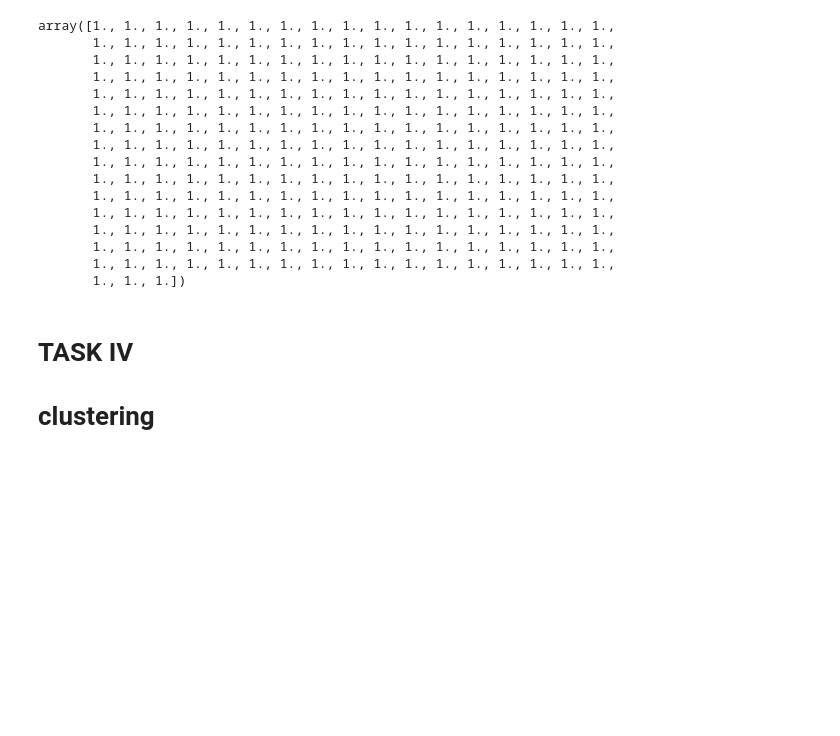
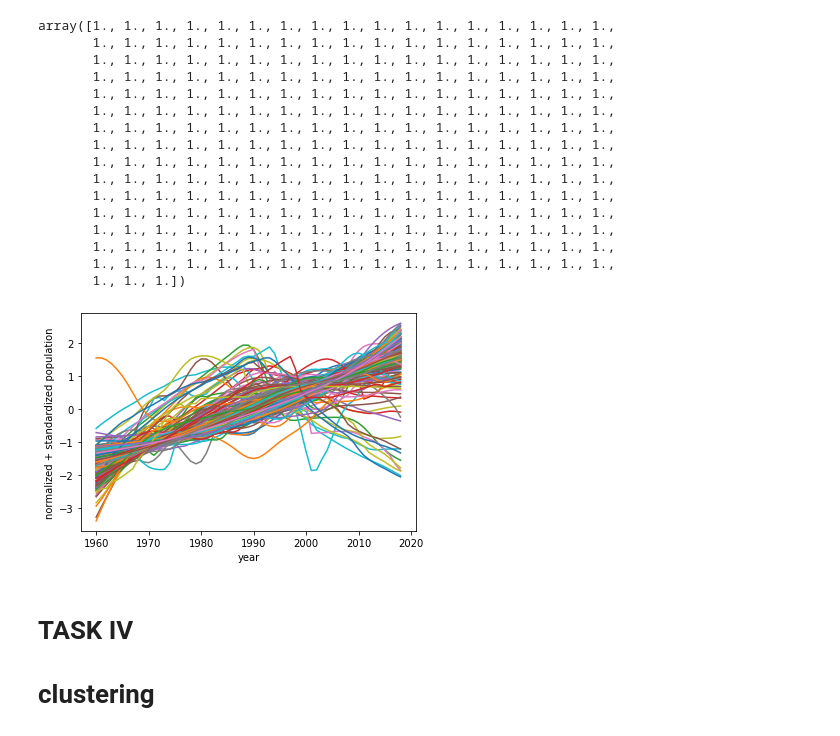
Before and after one commit to narayan-paudel/DSPS_EPAUDEL, a Jupyter notebook: HW11_epaudel/time_series_clustering.ipynb, the cells around one changed output. Drawn from its saved outputs; the diff is of its cells as text; code cells hidden in the pictures; blank space fills up the shorter version.

```diff
--- a/HW11_epaudel/time_series_clustering.ipynb
+++ b/HW11_epaudel/time_series_clustering.ipynb
@@ -124,7 +122,7 @@ ax.set_ylabel("population");
 These are time series so *they cannot be whitened*
 They should be scaled along the observation axis instead
 # %%
-X = ...
+X = preprocessing.scale(datain, axis=1)
 X.mean(axis=1).shape, X.mean(axis=1)
 # %% [output]
 ((258,),
@@ -165,12 +163,14 @@ array([1., 1., 1., 1., 1., 1., 1., 1., 1., 1., 1., 1., 1., 1., 1., 1., 1.,
        1., 1., 1.])
 # %%
 pl.figure()
-pl.plot(...);
+pl.plot(X.T);
 pl.xlabel("year")
 pl.xticks(ticks=range(0, 70, 10),
           labels=["%d"%i for i in range(1960, 2030, 10)])
 
 pl.ylabel("normalized + standardized population");
+# %% [output]
+[figure, added]
 # %% [markdown]
 # TASK IV
 
```
Also changed, not shown: parts of 12 cells of this notebook.
